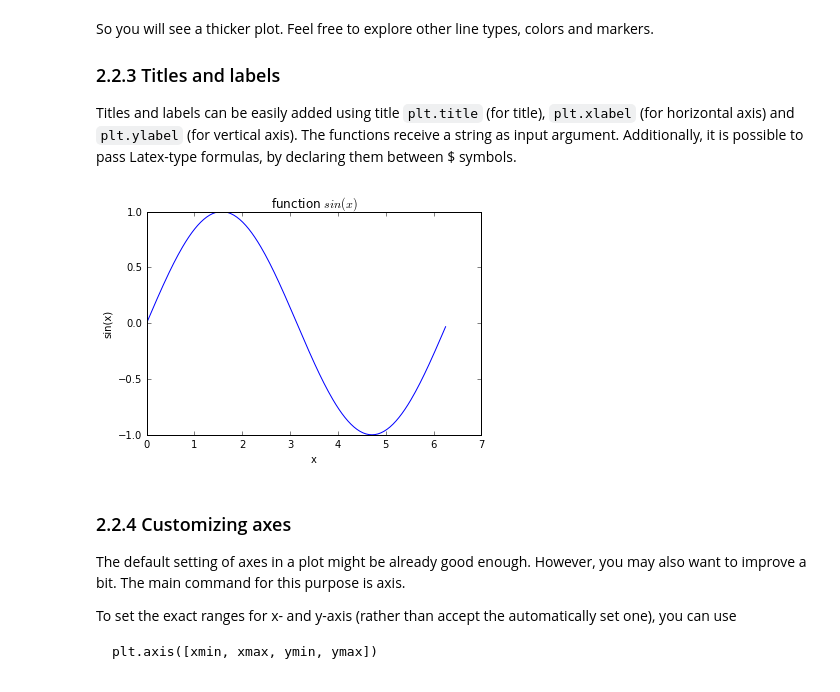
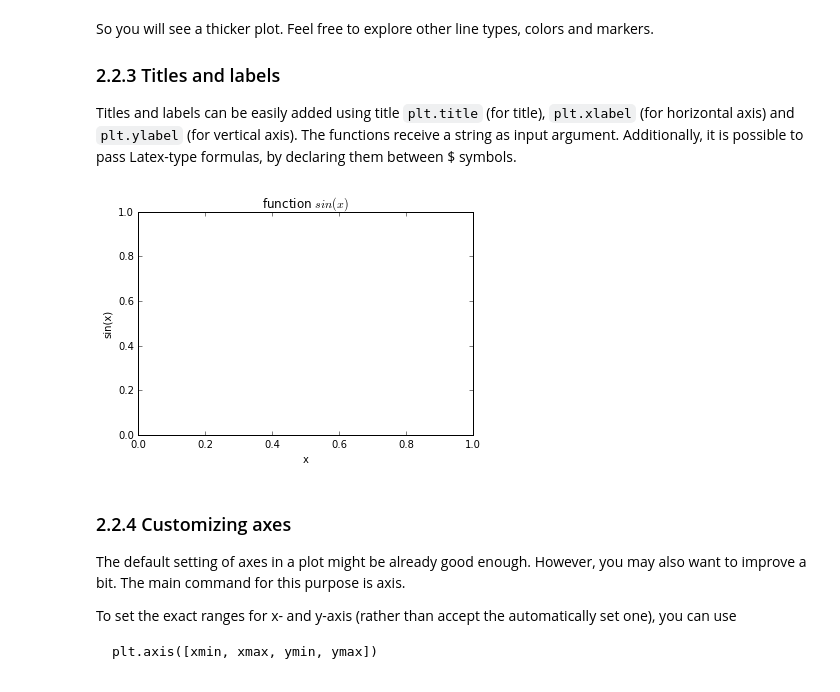
Before and after one commit to Hydroinformatics-UNESCO-IHE/2017_M3_Lectures, a Jupyter notebook: P2_Plotting.ipynb, the cells around one changed output. Cells and saved outputs as stored; diff of their text form; code cells hidden in the pictures.

```diff
--- a/P2_Plotting.ipynb
+++ b/P2_Plotting.ipynb
@@ -166,25 +166,25 @@ Titles and labels can be easily added using title `plt.title` (for title), `plt.
 # %%
 # Action 2.5
 # Get the values for the plot of the function
 x = np.arange(0.0, 2.0*np.pi, np.pi/100.0)
 
-# Calculate the value of the sin function for every x
-y = np.sin(x)
+# Calculate (y) the value of the sin function for every x
+
 
 # Make a line plot to show the values of x and y
-plt.plot(x,y)
+
 
 # set the title
 plt.title('function $sin(x)$')
 
 # set the (x and y) axis legend
 plt.xlabel('x')
 plt.ylabel('sin(x)')
 
 # Display the plot
 plt.show()
 # %% [output]
-[figure, old version]
+[figure, new version]
 # %% [markdown]
 ### 2.2.4 Customizing axes
 The default setting of axes in a plot might be already good enough. However, you may also want to improve a bit. The main command for this purpose is axis.
```
Also changed, not shown: parts of 9 cells of this notebook, 1 other file.
